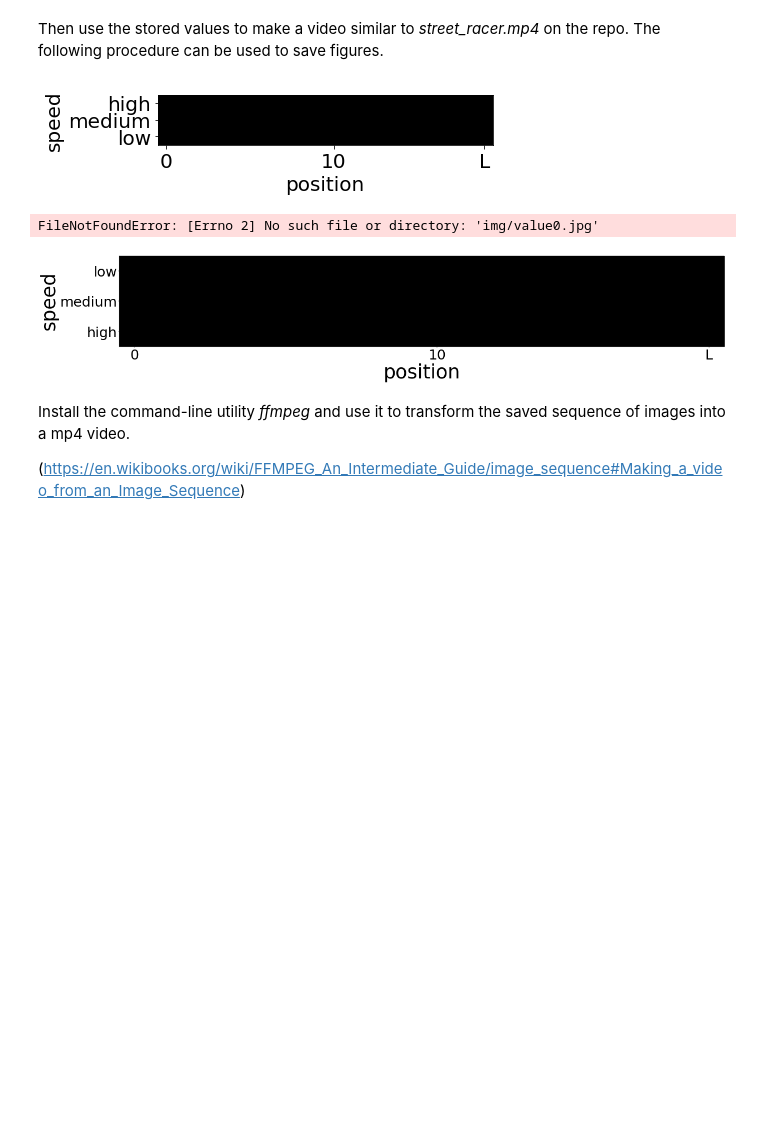
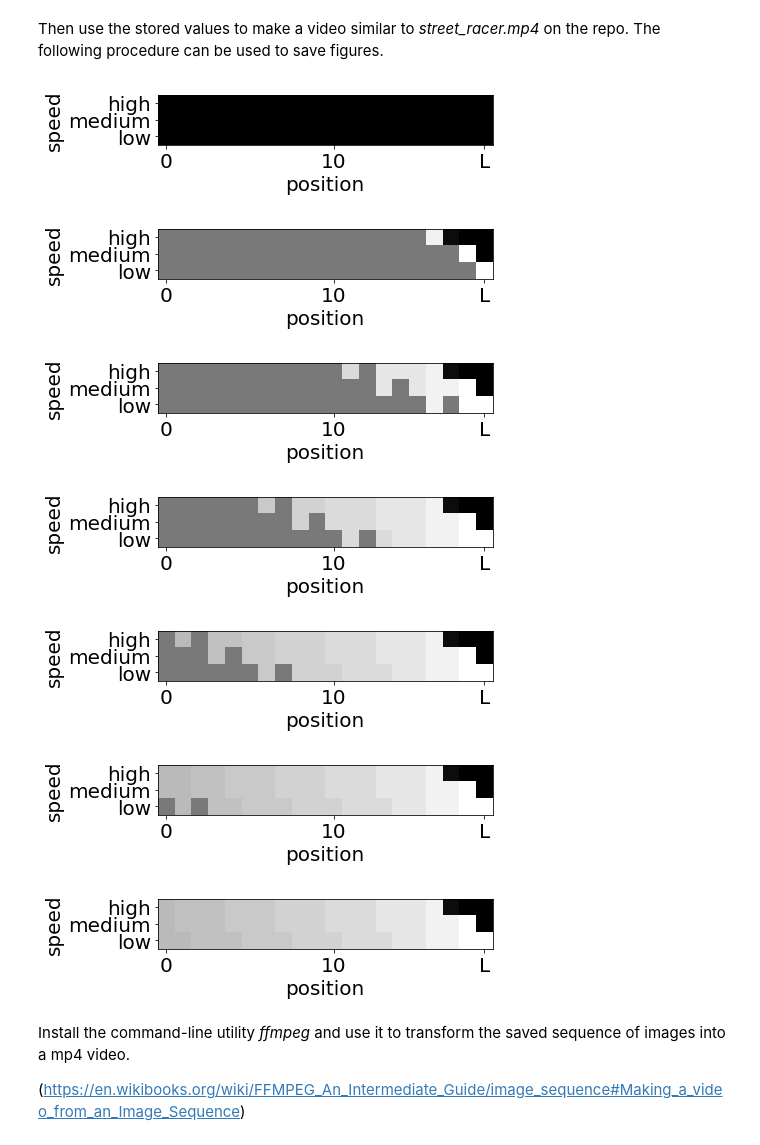
Before and after one commit to jonasracine/RL_sandbox, a Jupyter notebook: street_racer.ipynb, the cells around one changed output. Saved outputs shown, nothing was run; the diff lists cells and outputs as text; code cells hidden in the pictures; blank space fills up the shorter version.

Commit message:
[UPD] flip figures

```diff
--- a/street_racer.ipynb
+++ b/street_racer.ipynb
@@ -545,31 +545,35 @@ Then use the stored values to make a video similar to _street_racer.mp4_ on the
 # %%
 for idx, v in enumerate(values):
     v = np.array(v[:trap]).reshape(l, 3)
-
-    plt.yticks([2,1,0],['high','medium','low'])
+    v = np.flip(v, 1)
+    plt.yticks([2,1,0],np.flip(np.array(['high','medium','low']), 0))
     plt.xticks([0,10,19],[0,10,'L'])
     plt.xlabel('position', fontsize = 20)
     plt.ylabel('speed', fontsize = 20)
     plt.tick_params(axis='both', which='major', labelsize=20)
     plt.tick_params(axis='both', which='minor', labelsize=20)
     plt.imshow(np.transpose(v),cmap='gray')
     plt.show()
     fig = plt.figure(figsize=(l*2, 6), dpi=36)
     ax = fig.add_subplot(111)
     ax.imshow(np.transpose(v), cmap='gray')
-    plt.yticks([2,1,0],['high','medium','low'])
+    plt.yticks([2,1,0],np.flip(np.array(['high','medium','low']), 0))
     plt.xticks([0,10,19],[0,10,'L'])
     plt.tick_params(axis='both', which='major', labelsize=50)
     plt.tick_params(axis='both', which='minor', labelsize=50)
     plt.xlabel('position', fontsize = 70)
     plt.ylabel('speed', fontsize = 70)
     plt.savefig('img/value'+str(idx)+'.jpg', dpi=36, bbox_inches='tight', pad_inches=0)
     plt.savefig('latex/img/value'+str(idx)+'.jpg', dpi=72, bbox_inches='tight', pad_inches=0)
     plt.close(fig)
 # %% [output]
 [figure]
-FileNotFoundError: [Errno 2] No such file or directory: 'img/value0.jpg'
-[figure, old version]
+[figure, new version]
+[figure, added]
+[figure, added]
+[figure, added]
+[figure, added]
+[figure, added]
 # %% [markdown]
 Install the command-line utility _ffmpeg_ and use it to transform the saved sequence of images into a mp4 video.
 
```
Also changed, not shown: 17 other files.
